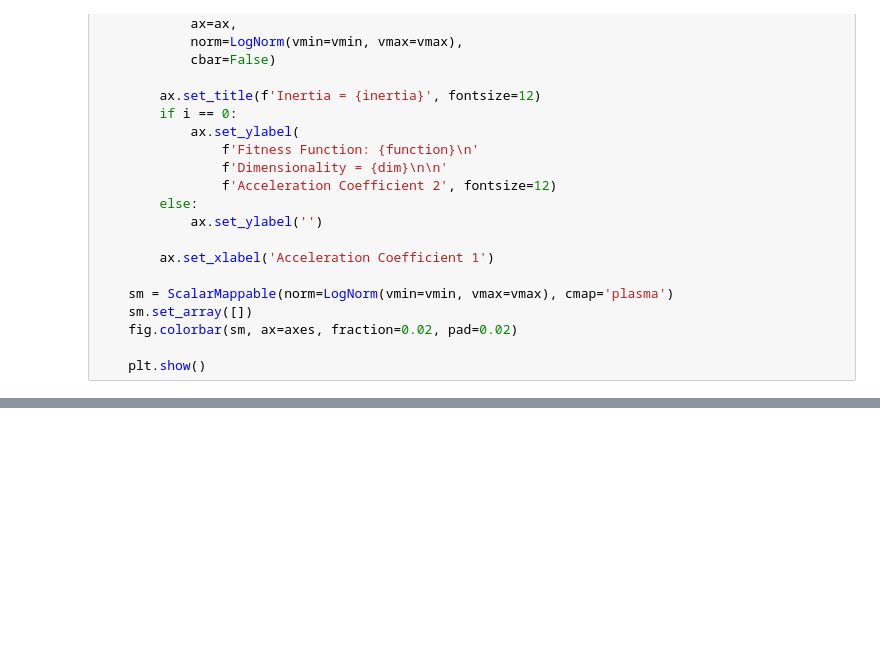
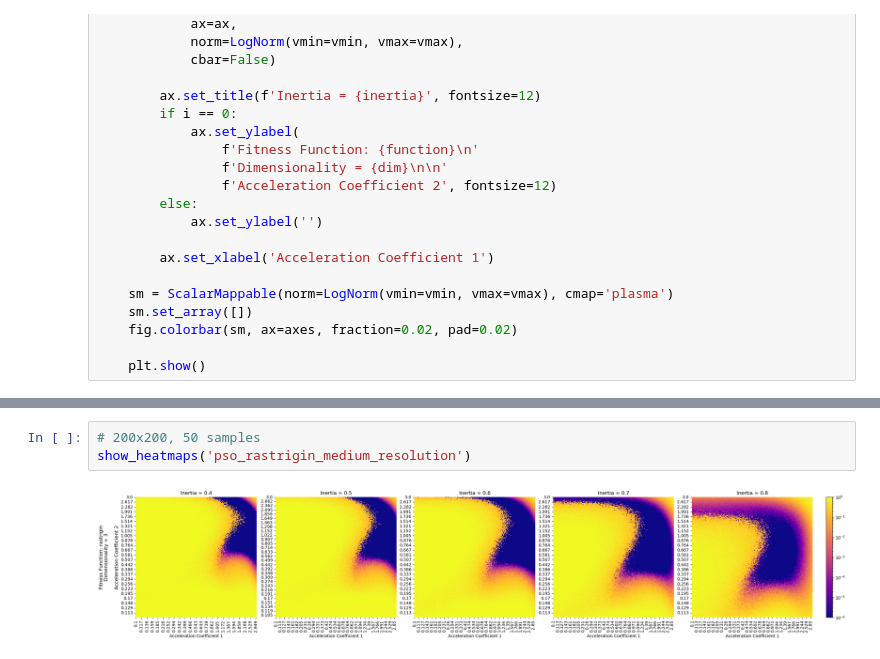
Before and after one commit to JestemPawlem/MetaheuristicsOptimization, a Jupyter notebook: scripts/testing_pso.ipynb, the cells around one changed output, grey strips where cells are left out. Cells and saved outputs as stored; diff of their text form; blank space fills up the shorter version.

```diff
--- a/scripts/testing_pso.ipynb
+++ b/scripts/testing_pso.ipynb
@@ -90,0 +86,5 @@ show_heatmaps('PSO_results_benchmark_20260723_160416')
+# %%
+# 200x200, 50 samples
+show_heatmaps('pso_rastrigin_medium_resolution')
+# %% [output]
+[figure, added]
```
Also changed, not shown: parts of 7 cells of this notebook, 14 other files.
